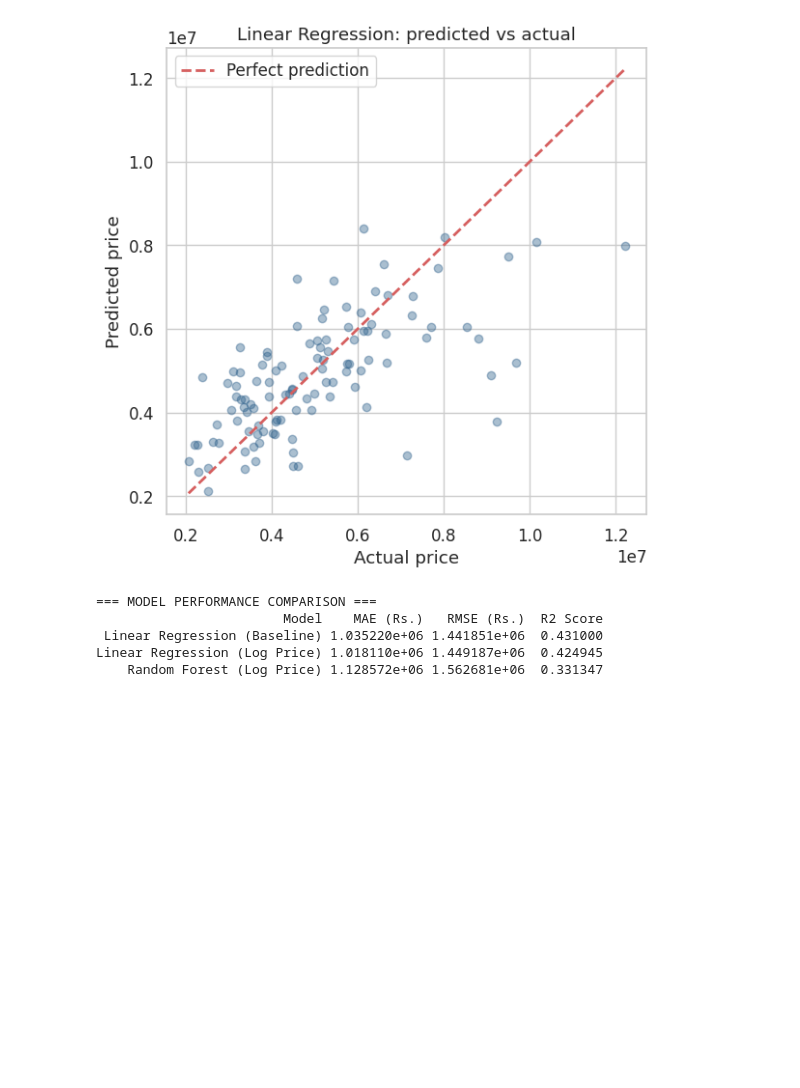
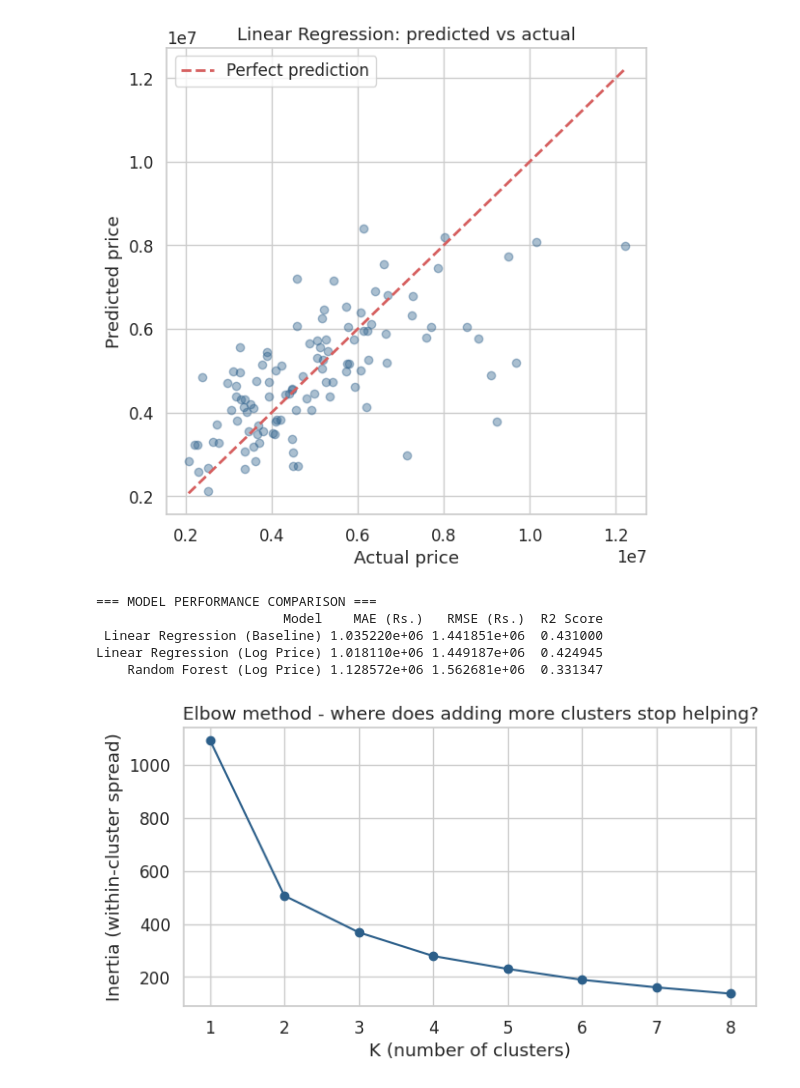
Before and after one commit to Erandi-Hans/Model-Traning-1, a Jupyter notebook: house_price_prediction.ipynb, the cells around one changed output. Cells and saved outputs as stored; diff of their text form; code cells hidden in the pictures; blank space fills up the shorter version.

```diff
--- a/house_price_prediction.ipynb
+++ b/house_price_prediction.ipynb
@@ -648,0 +651,23 @@ Linear Regression (Log Price) 1.018110e+06 1.449187e+06  0.424945
+# %%
+from sklearn.cluster import KMeans
+
+# Cluster houses by area and price - do natural "tiers" of housing emerge?
+cluster_features = df[['area', 'price']].copy()
+cluster_scaled = StandardScaler().fit_transform(cluster_features)
+
+inertias = []
+k_range = range(1, 9)
+for k in k_range:
+    km = KMeans(n_clusters=k, n_init=10, random_state=42)
+    km.fit(cluster_scaled)
+    inertias.append(km.inertia_)
+
+plt.figure(figsize=(7, 4))
+plt.plot(k_range, inertias, marker='o', color='#2C5F8A')
+plt.xlabel("K (number of clusters)")
+plt.ylabel("Inertia (within-cluster spread)")
+plt.title("Elbow method - where does adding more clusters stop helping?")
+plt.tight_layout()
+plt.show()
+# %% [output]
+[figure, added]
```
Also changed, not shown: parts of 3 cells of this notebook.
